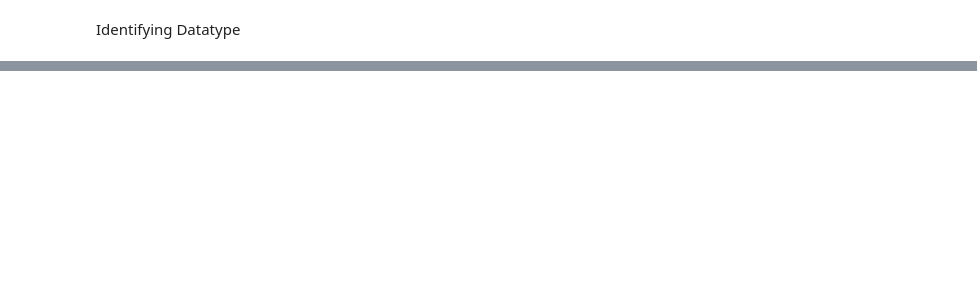
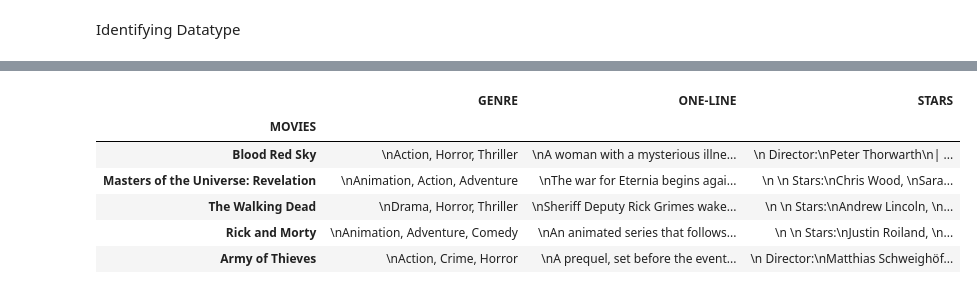
Before and after one commit to Jayesh-Ah/NetflixRecomm_DSP, a Jupyter notebook: notebook31b02ae803.ipynb, the cells around one changed output, grey strips where cells are left out. Saved outputs shown, nothing was run; the diff lists cells and outputs as text; code cells hidden in the pictures; blank space fills up the shorter version.

```diff
--- a/notebook31b02ae803.ipynb
+++ b/notebook31b02ae803.ipynb
@@ -43,3 +96,3 @@ print(numcolumn)
 # %%
-catcolumn = set(data.columns) - set(num_col)
+catcolumn = set(data.columns) - set(numcolumn)
 print(catcolumn)
@@ -52,0 +119,12 @@ data.isnull().sum()
+# %%
+new_df = data[['MOVIES',	'GENRE',	'ONE-LINE',	'STARS']]
+new_df.set_index('MOVIES', inplace=True)
+new_df.head()
+# %% [output]
+|  | GENRE | ONE-LINE | STARS |
+| MOVIES |  |  |  |
+| Blood Red Sky | \nAction, Horror, Thriller | \nA woman with a mysterious illne... | \n Director:\nPeter Thorwarth\n| ... |
+| Masters of the Universe: Revelation | \nAnimation, Action, Adventure | \nThe war for Eternia begins agai... | \n \n Stars:\nChris Wood, \nSara... |
+| The Walking Dead | \nDrama, Horror, Thriller | \nSheriff Deputy Rick Grimes wake... | \n \n Stars:\nAndrew Lincoln, \n... |
+| Rick and Morty | \nAnimation, Adventure, Comedy | \nAn animated series that follows... | \n \n Stars:\nJustin Roiland, \n... |
+| Army of Thieves | \nAction, Crime, Horror | \nA prequel, set before the event... | \n Director:\nMatthias Schweighöf... |
```
Also changed, not shown: parts of 18 cells of this notebook.
